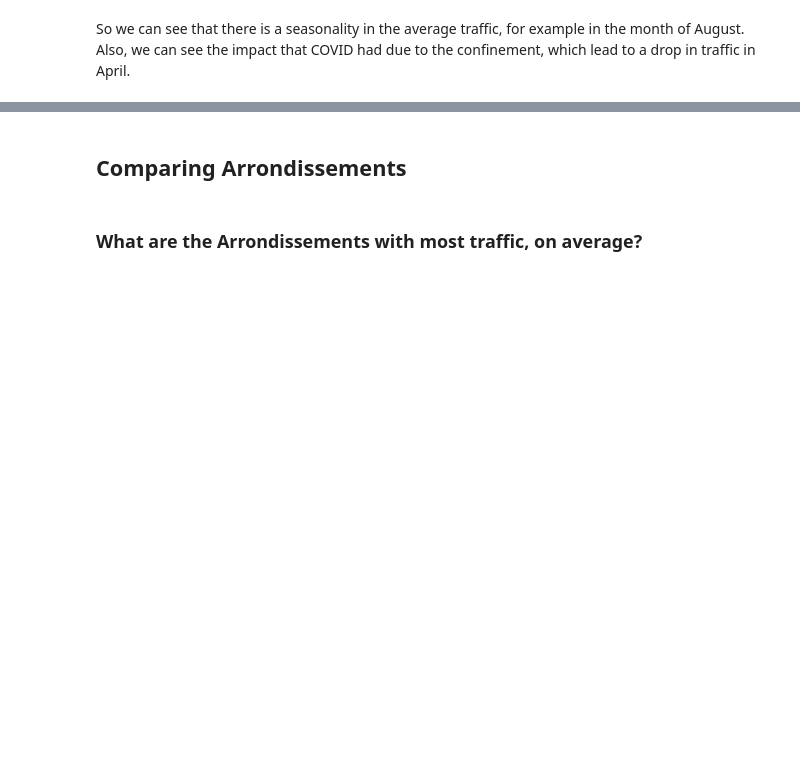
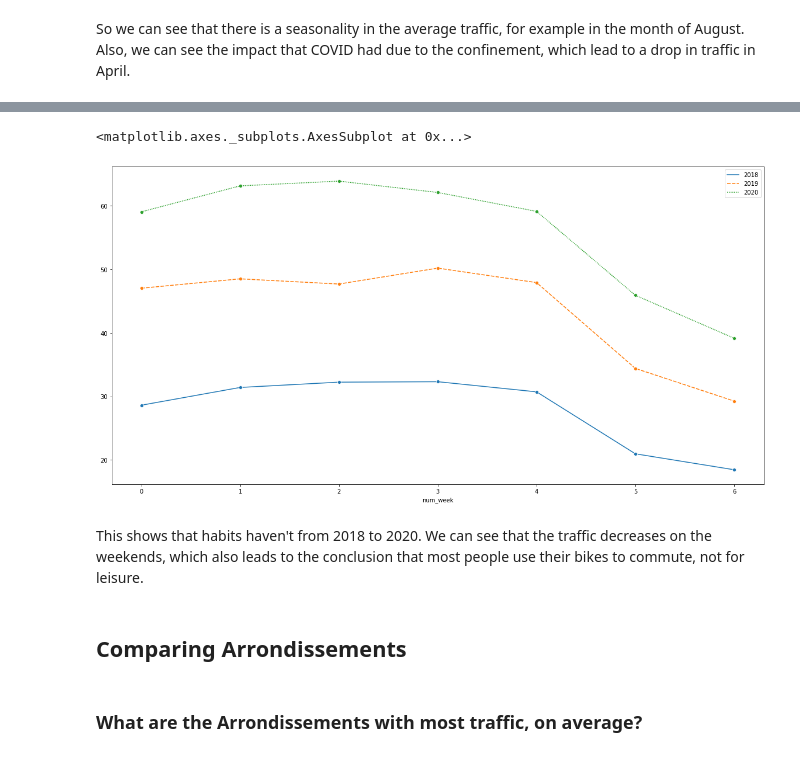
Before and after one commit to tmcdonald92/Bike-Traffic-In-Paris, a Jupyter notebook: Bycicles in Paris.ipynb, the cells around one changed output, grey strips where cells are left out. Saved outputs shown, nothing was run; the diff lists cells and outputs as text; code cells hidden in the pictures; blank space fills up the shorter version.

```diff
--- a/Bycicles in Paris.ipynb
+++ b/Bycicles in Paris.ipynb
@@ -331,3 +347,14 @@ So we can see that there is a seasonality in the average traffic, for example in
+# %%
+total_traffic_week = total_traffic[['Comptage horaire','Year','num_week']].groupby(by=['Year','num_week']).mean()
+total_traffic_week = total_traffic_week.unstack().T.droplevel(level=0)
+# %%
+figure(figsize=(20, 10))
+sns.lineplot(data=total_traffic_week, marker="o")
+# %% [output]
+<matplotlib.axes._subplots.AxesSubplot at 0x...>
+[figure, added]
+# %% [markdown]
+This shows that habits haven't from 2018 to 2020. We can see that the traffic decreases on the weekends, which also leads to the conclusion that most people use their bikes to commute, not for leisure.
 # %% [markdown]
 ## Comparing Arrondissements
 # %% [markdown]
```
Also changed, not shown: parts of 20 cells of this notebook.
